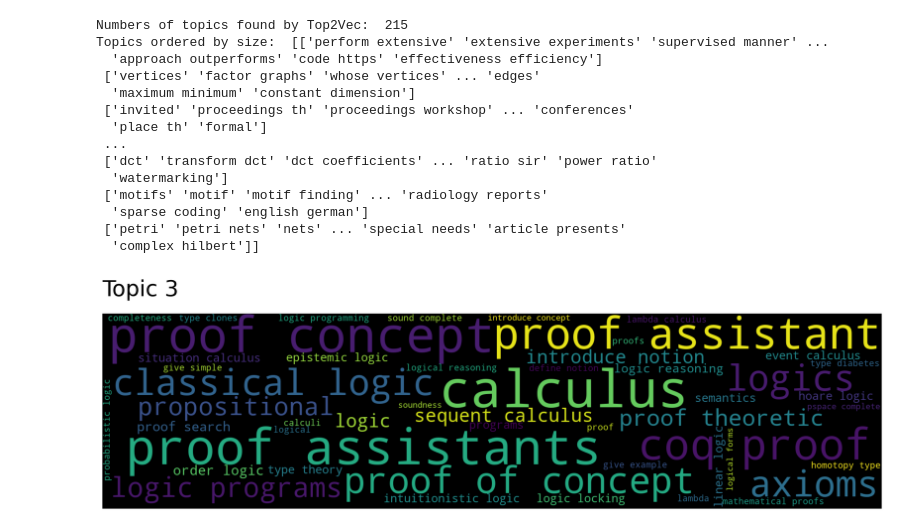
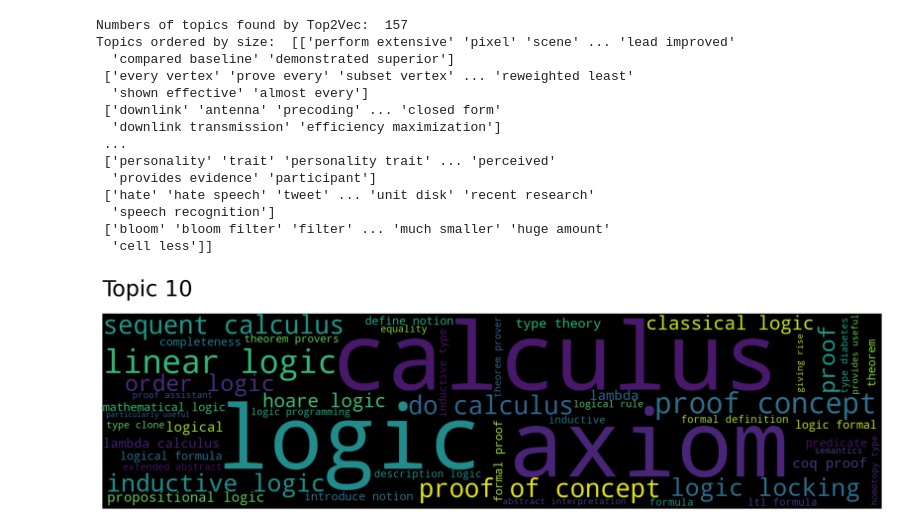
Before and after one commit to Jan-Kerschbaum/Parec, a Jupyter notebook: parec-backend/app/data/preprocessing/test_related_topics.ipynb, the cells around one changed output. Saved outputs shown, nothing was run; the diff lists cells and outputs as text; code cells hidden in the pictures.

Commit message:
Update model test function

```diff
--- a/parec-backend/app/data/preprocessing/test_related_topics.ipynb
+++ b/parec-backend/app/data/preprocessing/test_related_topics.ipynb
@@ -5,9 +11,9 @@ import numpy as np
 import pandas as pd
 # %%
 # Load the saved model
-model = Top2Vec.load('t2v_large')
+model = Top2Vec.load('t2v_lemmatized_with_stats')
 # %%
-# Define the input string
+# Define an input string
 input_str = 'artificial intelligence'
 
 print("Numbers of topics found by Top2Vec: ", model.get_num_topics())
@@ -15,21 +21,21 @@ print("Numbers of topics found by Top2Vec: ", model.get_num_topics())
 topics_words, _, _ = model.get_topics()
 print("Topics ordered by size: ", topics_words)
 # %% [output]
-Numbers of topics found by Top2Vec:  215
-Topics ordered by size:  [['perform extensive' 'extensive experiments' 'supervised manner' ...
-  'approach outperforms' 'code https' 'effectiveness efficiency']
- ['vertices' 'factor graphs' 'whose vertices' ... 'edges'
-  'maximum minimum' 'constant dimension']
- ['invited' 'proceedings th' 'proceedings workshop' ... 'conferences'
-  'place th' 'formal']
+Numbers of topics found by Top2Vec:  157
+Topics ordered by size:  [['perform extensive' 'pixel' 'scene' ... 'lead improved'
+  'compared baseline' 'demonstrated superior']
+ ['every vertex' 'prove every' 'subset vertex' ... 'reweighted least'
+  'shown effective' 'almost every']
+ ['downlink' 'antenna' 'precoding' ... 'closed form'
+  'downlink transmission' 'efficiency maximization']
  ...
- ['dct' 'transform dct' 'dct coefficients' ... 'ratio sir' 'power ratio'
-  'watermarking']
- ['motifs' 'motif' 'motif finding' ... 'radiology reports'
-  'sparse coding' 'english german']
- ['petri' 'petri nets' 'nets' ... 'special needs' 'article presents'
-  'complex hilbert']]
+ ['personality' 'trait' 'personality trait' ... 'perceived'
+  'provides evidence' 'participant']
+ ['hate' 'hate speech' 'tweet' ... 'unit disk' 'recent research'
+  'speech recognition']
+ ['bloom' 'bloom filter' 'filter' ... 'much smaller' 'huge amount'
+  'cell less']]
 # %%
-model.generate_topic_wordcloud(3, background_color='black', reduced=False)
+model.generate_topic_wordcloud(10, background_color='black', reduced=False)
 # %% [output]
-[figure, old version]
+[figure, new version]
```
Also changed, not shown: parts of 10 cells of this notebook.
